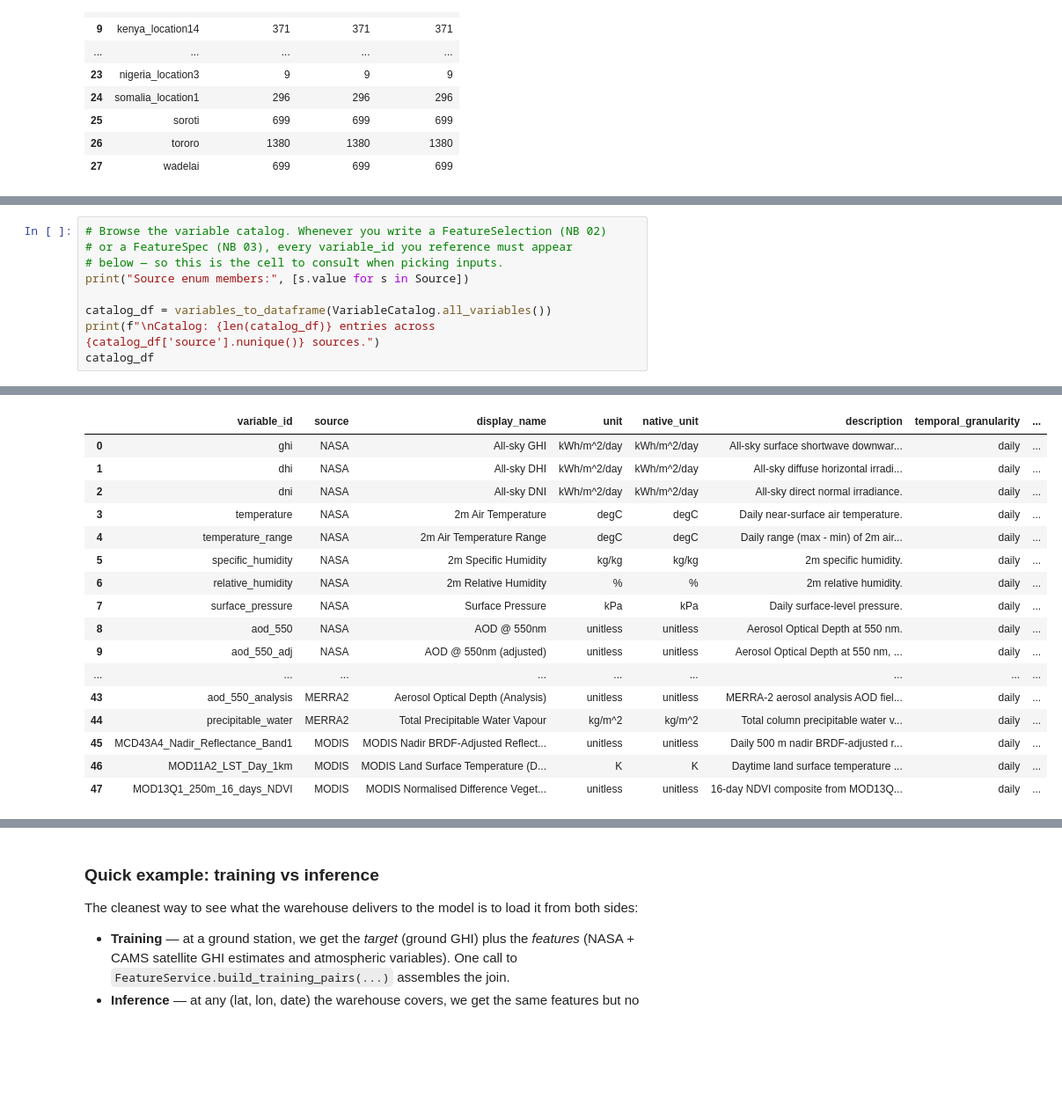
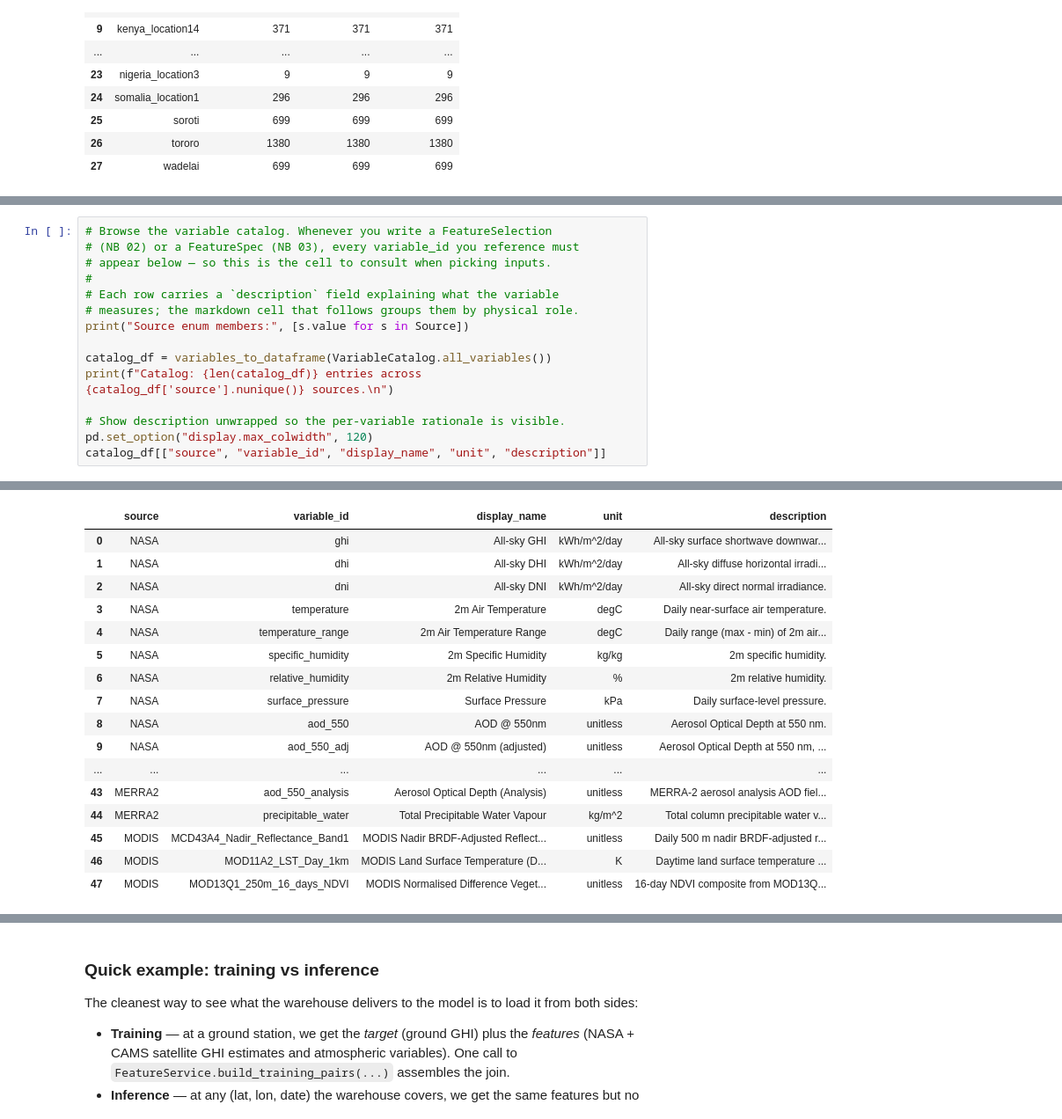
Before and after one commit to Marconi-Lab/SolarIrradiation, a Jupyter notebook: notebooks/01_warehouse_population.ipynb, the cells around one changed output, grey strips where cells are left out. Shown at 88% size. Cells and saved outputs as stored; diff of their text form; blank space fills up the shorter version.

Commit message:
everything up to notebook 5 ready (for now)

```diff
--- a/notebooks/01_warehouse_population.ipynb
+++ b/notebooks/01_warehouse_population.ipynb
@@ -318,11 +389,17 @@ Two warehouse-layout notes:
 # %%
-# Browse the variable catalog. Whenever you write a FeatureSelection (NB 02)
-# or a FeatureSpec (NB 03), every variable_id you reference must appear
-# below — so this is the cell to consult when picking inputs.
+# Browse the variable catalog. Whenever you write a FeatureSelection
+# (NB 02) or a FeatureSpec (NB 03), every variable_id you reference must
+# appear below — so this is the cell to consult when picking inputs.
+#
+# Each row carries a `description` field explaining what the variable
+# measures; the markdown cell that follows groups them by physical role.
 print("Source enum members:", [s.value for s in Source])
 
 catalog_df = variables_to_dataframe(VariableCatalog.all_variables())
-print(f"\nCatalog: {len(catalog_df)} entries across {catalog_df['source'].nunique()} sources.")
-catalog_df
+print(f"Catalog: {len(catalog_df)} entries across {catalog_df['source'].nunique()} sources.\n")
+
+# Show description unwrapped so the per-variable rationale is visible.
+pd.set_option("display.max_colwidth", 120)
+catalog_df[["source", "variable_id", "display_name", "unit", "description"]]
 # %% [output]
 Source enum members: ['NASA', 'CAMS', 'MERRA2', 'MODIS']
@@ -330,18 +406,18 @@ Source enum members: ['NASA', 'CAMS', 'MERRA2', 'MODIS']
 Catalog: 48 entries across 4 sources.
-|  | variable_id | source | display_name | unit | native_unit | description | temporal_granularity | ... |
-| 0 | ghi | NASA | All-sky GHI | kWh/m^2/day | kWh/m^2/day | All-sky surface shortwave downwar... | daily | ... |
-| 1 | dhi | NASA | All-sky DHI | kWh/m^2/day | kWh/m^2/day | All-sky diffuse horizontal irradi... | daily | ... |
-| 2 | dni | NASA | All-sky DNI | kWh/m^2/day | kWh/m^2/day | All-sky direct normal irradiance. | daily | ... |
-| 3 | temperature | NASA | 2m Air Temperature | degC | degC | Daily near-surface air temperature. | daily | ... |
-| 4 | temperature_range | NASA | 2m Air Temperature Range | degC | degC | Daily range (max - min) of 2m air... | daily | ... |
-| 5 | specific_humidity | NASA | 2m Specific Humidity | kg/kg | kg/kg | 2m specific humidity. | daily | ... |
-| 6 | relative_humidity | NASA | 2m Relative Humidity | % | % | 2m relative humidity. | daily | ... |
-| 7 | surface_pressure | NASA | Surface Pressure | kPa | kPa | Daily surface-level pressure. | daily | ... |
-| 8 | aod_550 | NASA | AOD @ 550nm | unitless | unitless | Aerosol Optical Depth at 550 nm. | daily | ... |
-| 9 | aod_550_adj | NASA | AOD @ 550nm (adjusted) | unitless | unitless | Aerosol Optical Depth at 550 nm, ... | daily | ... |
-| ... | ... | ... | ... | ... | ... | ... | ... | ... |
-| 43 | aod_550_analysis | MERRA2 | Aerosol Optical Depth (Analysis) | unitless | unitless | MERRA-2 aerosol analysis AOD fiel... | daily | ... |
-| 44 | precipitable_water | MERRA2 | Total Precipitable Water Vapour | kg/m^2 | kg/m^2 | Total column precipitable water v... | daily | ... |
-| 45 | MCD43A4_Nadir_Reflectance_Band1 | MODIS | MODIS Nadir BRDF-Adjusted Reflect... | unitless | unitless | Daily 500 m nadir BRDF-adjusted r... | daily | ... |
-| 46 | MOD11A2_LST_Day_1km | MODIS | MODIS Land Surface Temperature (D... | K | K | Daytime land surface temperature ... | daily | ... |
-| 47 | MOD13Q1_250m_16_days_NDVI | MODIS | MODIS Normalised Difference Veget... | unitless | unitless | 16-day NDVI composite from MOD13Q... | daily | ... |
+|  | source | variable_id | display_name | unit | description |
+| 0 | NASA | ghi | All-sky GHI | kWh/m^2/day | All-sky surface shortwave downwar... |
+| 1 | NASA | dhi | All-sky DHI | kWh/m^2/day | All-sky diffuse horizontal irradi... |
+| 2 | NASA | dni | All-sky DNI | kWh/m^2/day | All-sky direct normal irradiance. |
+| 3 | NASA | temperature | 2m Air Temperature | degC | Daily near-surface air temperature. |
+| 4 | NASA | temperature_range | 2m Air Temperature Range | degC | Daily range (max - min) of 2m air... |
+| 5 | NASA | specific_humidity | 2m Specific Humidity | kg/kg | 2m specific humidity. |
+| 6 | NASA | relative_humidity | 2m Relative Humidity | % | 2m relative humidity. |
+| 7 | NASA | surface_pressure | Surface Pressure | kPa | Daily surface-level pressure. |
+| 8 | NASA | aod_550 | AOD @ 550nm | unitless | Aerosol Optical Depth at 550 nm. |
+| 9 | NASA | aod_550_adj | AOD @ 550nm (adjusted) | unitless | Aerosol Optical Depth at 550 nm, ... |
+| ... | ... | ... | ... | ... | ... |
+| 43 | MERRA2 | aod_550_analysis | Aerosol Optical Depth (Analysis) | unitless | MERRA-2 aerosol analysis AOD fiel... |
+| 44 | MERRA2 | precipitable_water | Total Precipitable Water Vapour | kg/m^2 | Total column precipitable water v... |
+| 45 | MODIS | MCD43A4_Nadir_Reflectance_Band1 | MODIS Nadir BRDF-Adjusted Reflect... | unitless | Daily 500 m nadir BRDF-adjusted r... |
+| 46 | MODIS | MOD11A2_LST_Day_1km | MODIS Land Surface Temperature (D... | K | Daytime land surface temperature ... |
+| 47 | MODIS | MOD13Q1_250m_16_days_NDVI | MODIS Normalised Difference Veget... | unitless | 16-day NDVI composite from MOD13Q... |
```
Also changed, not shown: parts of 18 cells of this notebook, 5 other files.
